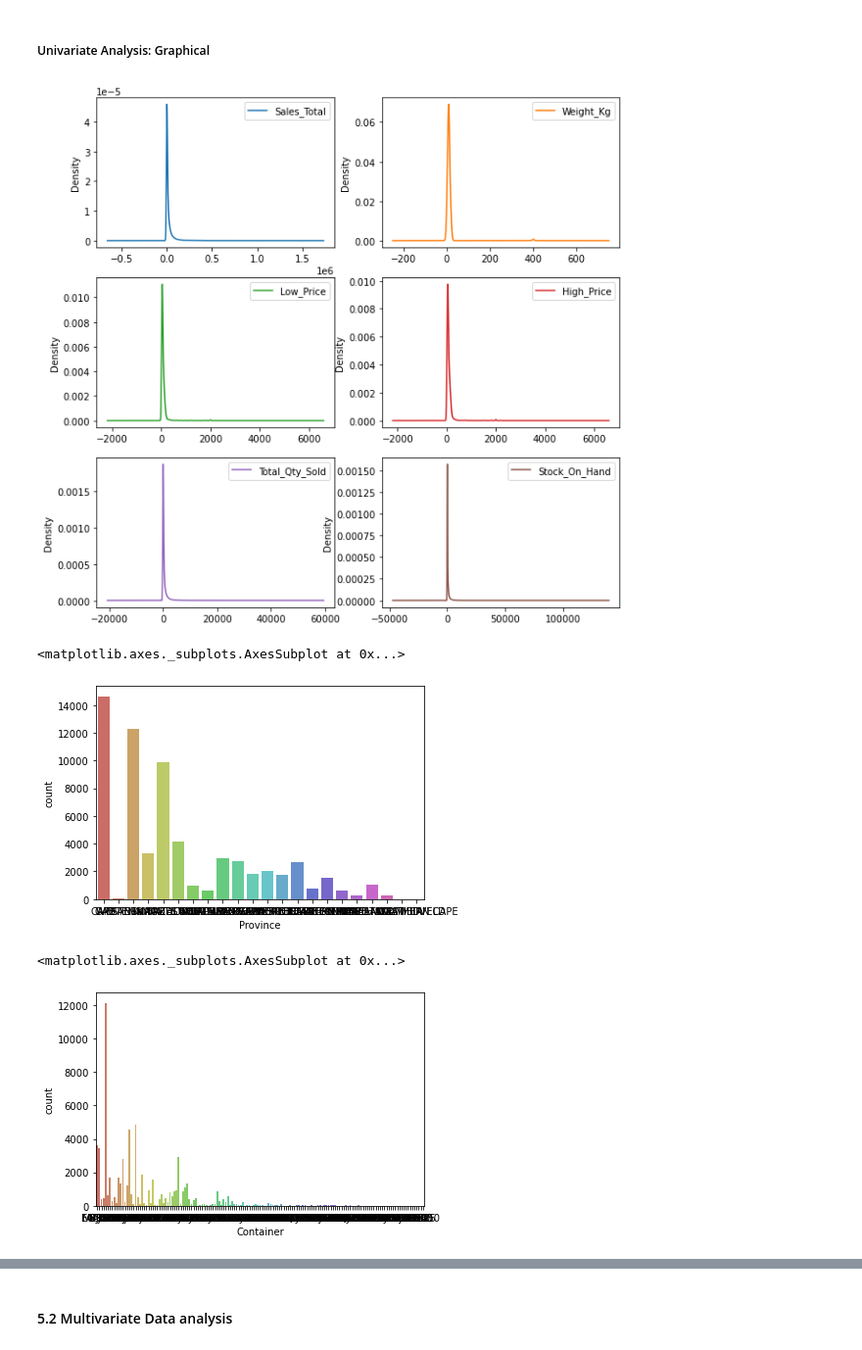
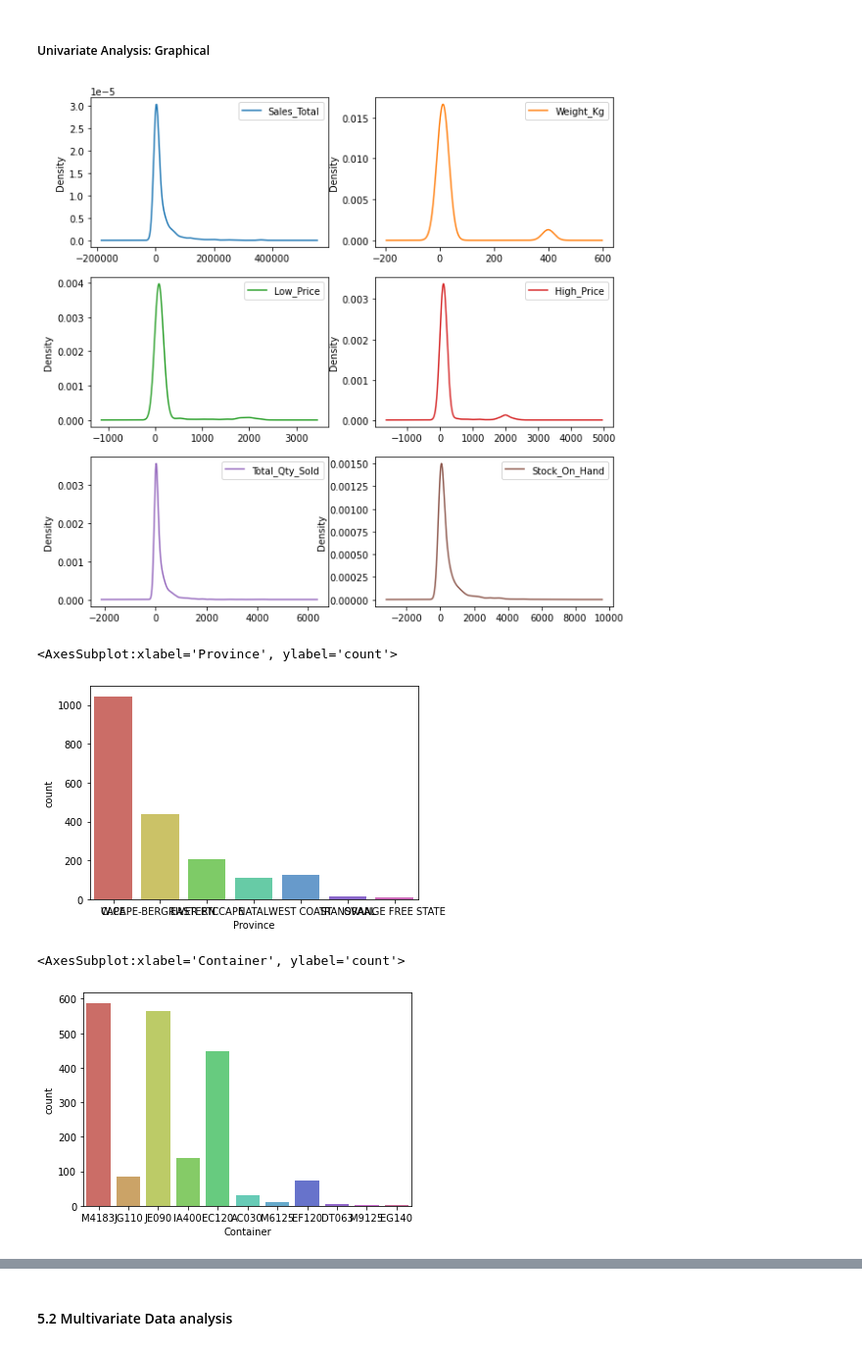
Before and after one commit to dineomahlangu178/Team_32, a Jupyter notebook: Team_32.ipynb, the cells around one changed output, grey strips where cells are left out. Shown at 98% size. Saved outputs shown, nothing was run; the diff lists cells and outputs as text; code cells hidden in the pictures.

```diff
--- a/Team_32.ipynb
+++ b/Team_32.ipynb
@@ -81,3 +104,5 @@ df_train.head()
 | 2 | GAUTENG | AT200 | 1L | 20.0 | AVOCADO PINKERTON | 2020-05-05 | 70.0 | 80.0 | 4860.0 | ... |
 | 3 | TRANSVAAL | BJ090 | 1L | 9.0 | TOMATOES-LONG LIFE | 2020-01-20 | 60.0 | 60.0 | 600.0 | ... |
 | 4 | WESTERN FREESTATE | PP100 | 1R | 10.0 | POTATO SIFRA (WASHED) | 2020-07-14 | 40.0 | 45.0 | 41530.0 | ... |
+# %%
+df2=df_train[df_train['Commodities']=='APPLE GOLDEN DELICIOUS']
@@ -452,17 +459,17 @@ dtype: float64
 # %% [markdown]
 ##### Univariate Analysis: Graphical
 # %%
-df_train[features].plot(kind='density', subplots=True, layout=(3, 2), sharex=False, figsize=(10, 10));
+df2[features].plot(kind='density', subplots=True, layout=(3, 2), sharex=False, figsize=(10, 10));
 # %% [output]
-[figure, old version]
+[figure, new version]
 # %%
-sns.countplot(x = 'Province', data = df_train, palette="hls")
+sns.countplot(x = 'Province', data = df2, palette="hls")
 # %% [output]
-<matplotlib.axes._subplots.AxesSubplot at 0x...>
+<AxesSubplot:xlabel='Province', ylabel='count'>
-[figure, old version]
+[figure, new version]
 # %%
-sns.countplot(x = 'Container', data = df_train, palette="hls")
+sns.countplot(x = 'Container', data = df2, palette="hls")
 # %% [output]
-<matplotlib.axes._subplots.AxesSubplot at 0x...>
+<AxesSubplot:xlabel='Container', ylabel='count'>
-[figure, old version]
+[figure, new version]
 # %%
```
Also changed, not shown: parts of 47 cells of this notebook.
